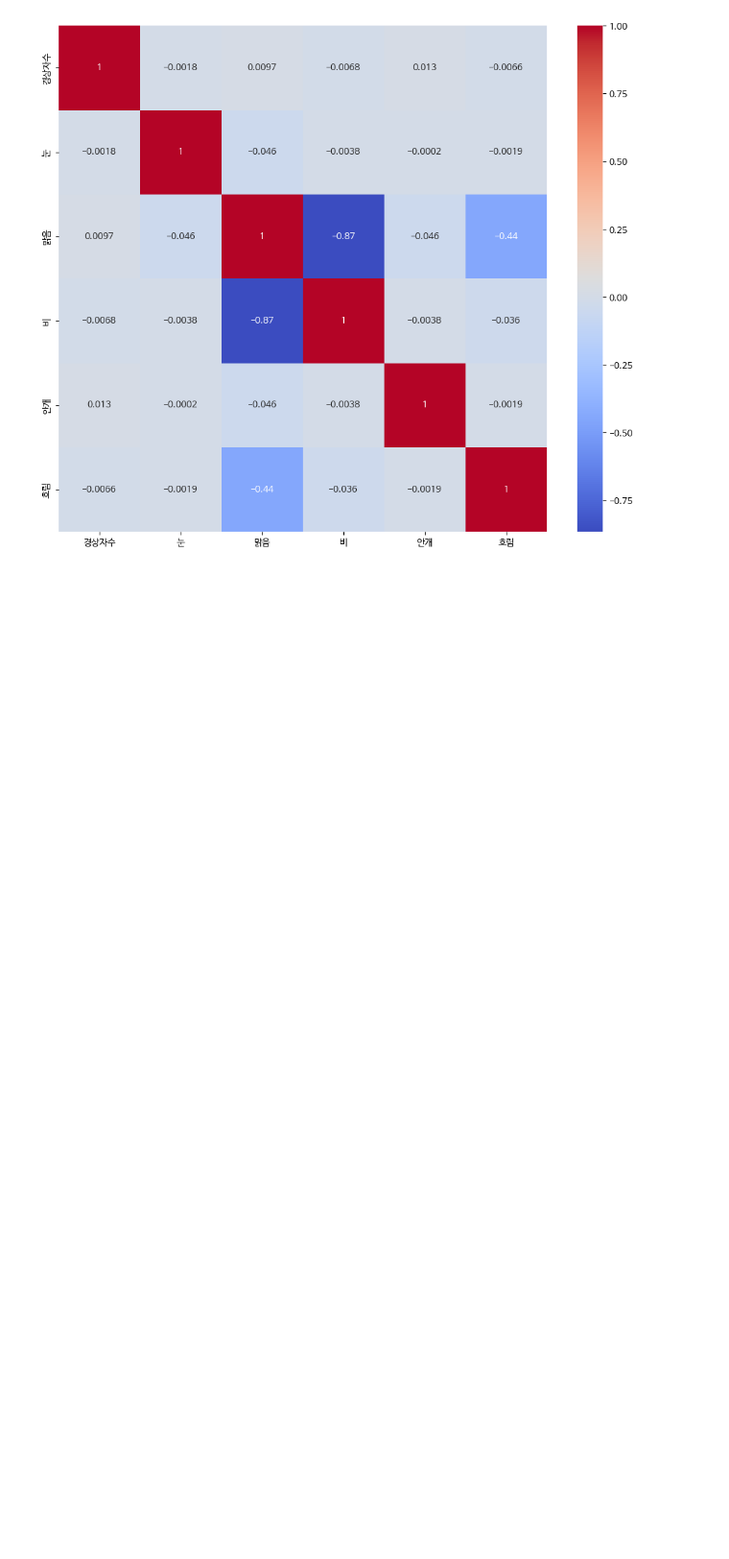
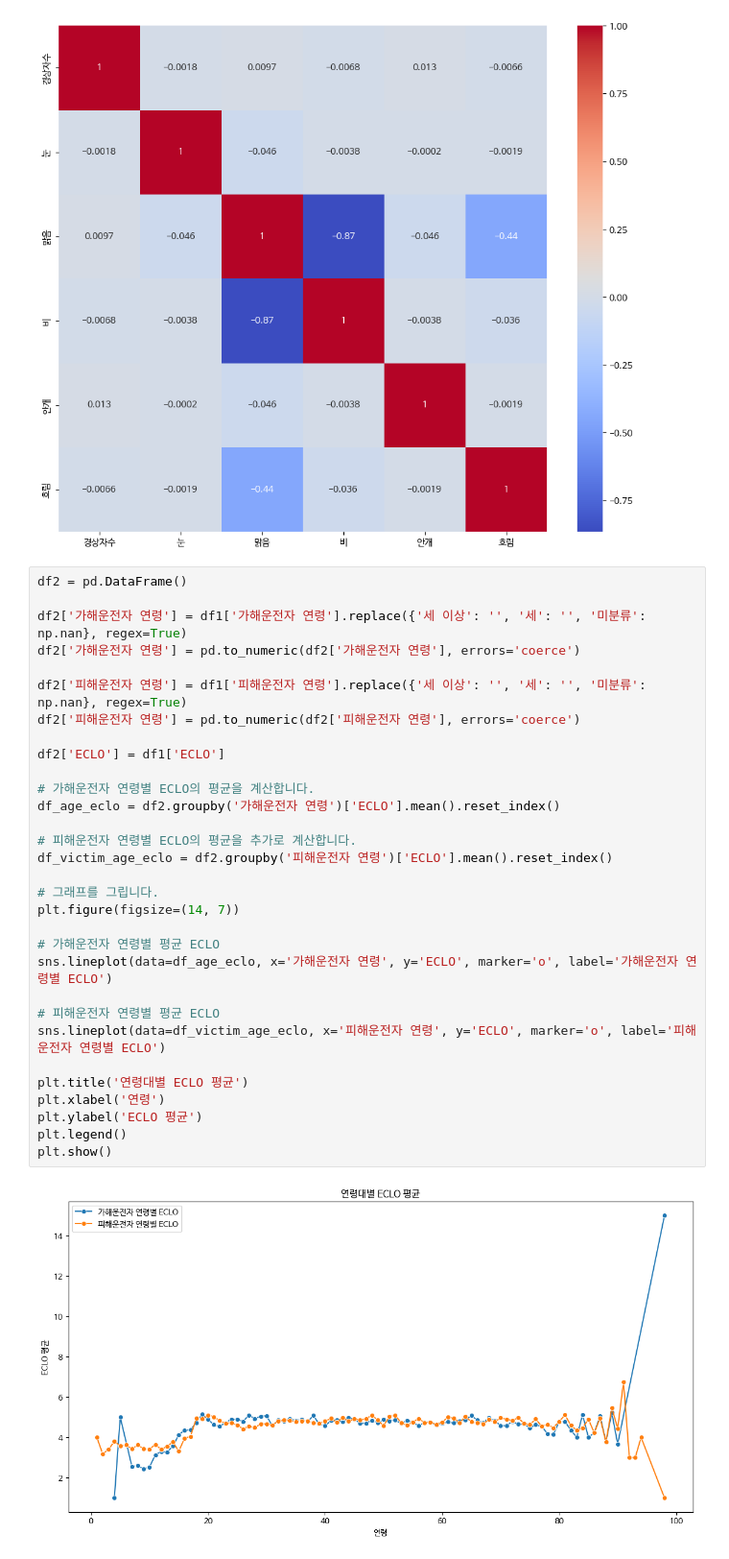
Before and after one commit to zooodung/TA-Prediction, a Jupyter notebook: ta_115dkk.ipynb, the cells around one changed output. Shown at 96% size. Cells and saved outputs as stored; diff of their text form; blank space fills up the shorter version.

```diff
--- a/ta_115dkk.ipynb
+++ b/ta_115dkk.ipynb
@@ -232,3 +208,36 @@ plt.show()
 [figure]
 [figure]
 [figure]
+# %%
+df2 = pd.DataFrame()
+
+df2['가해운전자 연령'] = df1['가해운전자 연령'].replace({'세 이상': '', '세': '', '미분류': np.nan}, regex=True)
+df2['가해운전자 연령'] = pd.to_numeric(df2['가해운전자 연령'], errors='coerce')
+
+df2['피해운전자 연령'] = df1['피해운전자 연령'].replace({'세 이상': '', '세': '', '미분류': np.nan}, regex=True)
+df2['피해운전자 연령'] = pd.to_numeric(df2['피해운전자 연령'], errors='coerce')
+
+df2['ECLO'] = df1['ECLO']
+
+# 가해운전자 연령별 ECLO의 평균을 계산합니다.
+df_age_eclo = df2.groupby('가해운전자 연령')['ECLO'].mean().reset_index()
+
+# 피해운전자 연령별 ECLO의 평균을 추가로 계산합니다.
+df_victim_age_eclo = df2.groupby('피해운전자 연령')['ECLO'].mean().reset_index()
+
+# 그래프를 그립니다.
+plt.figure(figsize=(14, 7))
+
+# 가해운전자 연령별 평균 ECLO
+sns.lineplot(data=df_age_eclo, x='가해운전자 연령', y='ECLO', marker='o', label='가해운전자 연령별 ECLO')
+
+# 피해운전자 연령별 평균 ECLO
+sns.lineplot(data=df_victim_age_eclo, x='피해운전자 연령', y='ECLO', marker='o', label='피해운전자 연령별 ECLO')
+
+plt.title('연령대별 ECLO 평균')
+plt.xlabel('연령')
+plt.ylabel('ECLO 평균')
+plt.legend()
+plt.show()
+# %% [output]
+[figure, added]
```
Also changed, not shown: parts of 9 cells of this notebook.
